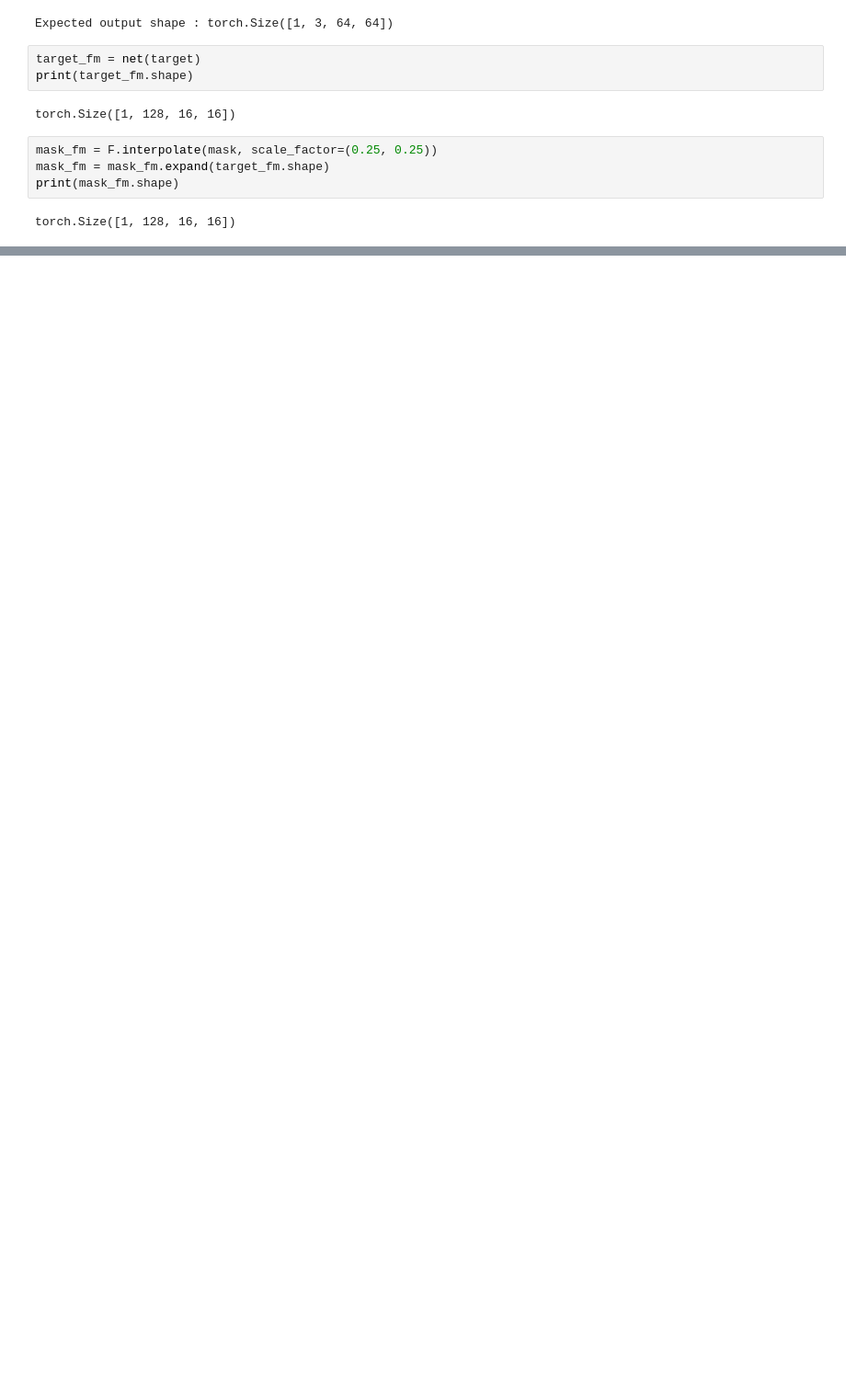
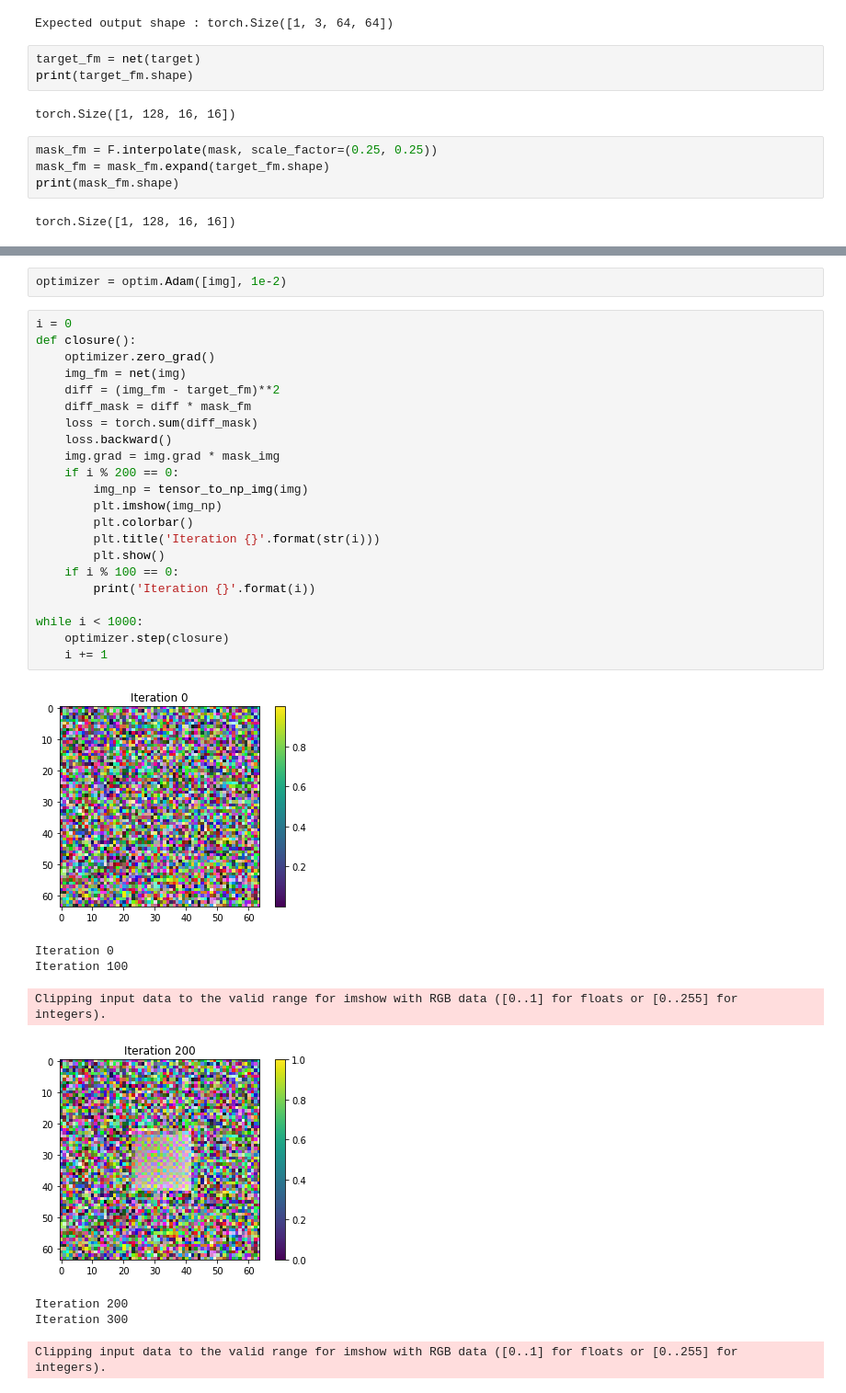
Before and after one commit to XiaoSong9905/Deep-Painterly-Harmonization-in-PyTorch, a Jupyter notebook: back propagation on mask example.ipynb, the cells around one changed output, grey strips where cells are left out. Shown: that part at 92% size. Drawn from its saved outputs; the diff is of its cells as text; blank space fills up the shorter version.

```diff
--- a/back propagation on mask example.ipynb
+++ b/back propagation on mask example.ipynb
@@ -168,0 +195,33 @@ Iteration 3900
+# %%
+optimizer = optim.Adam([img], 1e-2)
+# %%
+i = 0
+def closure():
+    optimizer.zero_grad()
+    img_fm = net(img)
+    diff = (img_fm - target_fm)**2
+    diff_mask = diff * mask_fm
+    loss = torch.sum(diff_mask)
+    loss.backward()
+    img.grad = img.grad * mask_img
+    if i % 200 == 0:
+        img_np = tensor_to_np_img(img)
+        plt.imshow(img_np)
+        plt.colorbar()
+        plt.title('Iteration {}'.format(str(i)))
+        plt.show()
+    if i % 100 == 0:
+        print('Iteration {}'.format(i))
+
+while i < 1000:
+    optimizer.step(closure)
+    i += 1
+# %% [output]
+[figure, added]
+Iteration 0
+Iteration 100
+Clipping input data to the valid range for imshow with RGB data ([0..1] for floats or [0..255] for integers).
+[figure, added]
+Iteration 200
+Iteration 300
+Clipping input data to the valid range for imshow with RGB data ([0..1] for floats or [0..255] for integers).
```
Also changed, not shown: parts of 9 cells of this notebook, 1 other file.
